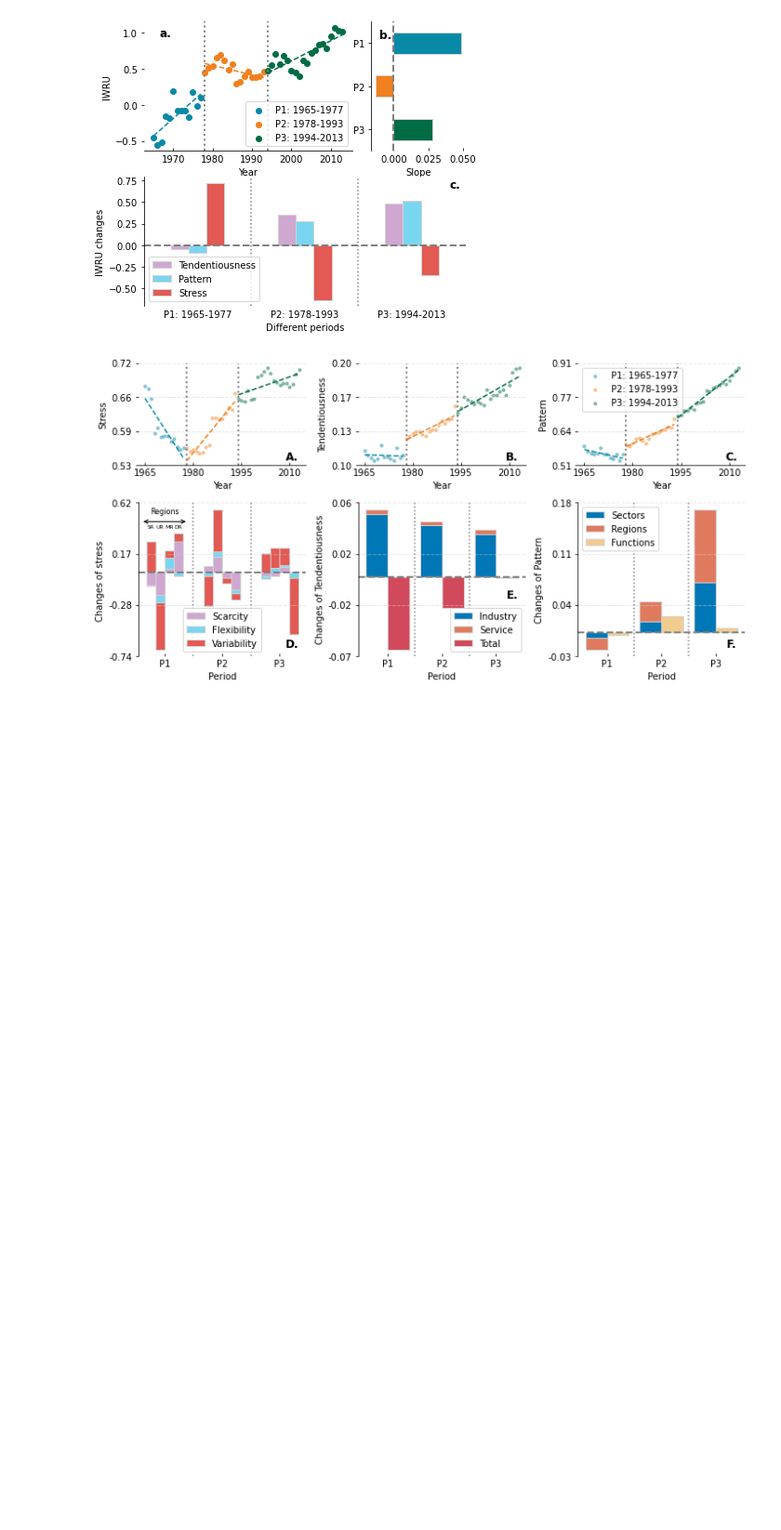
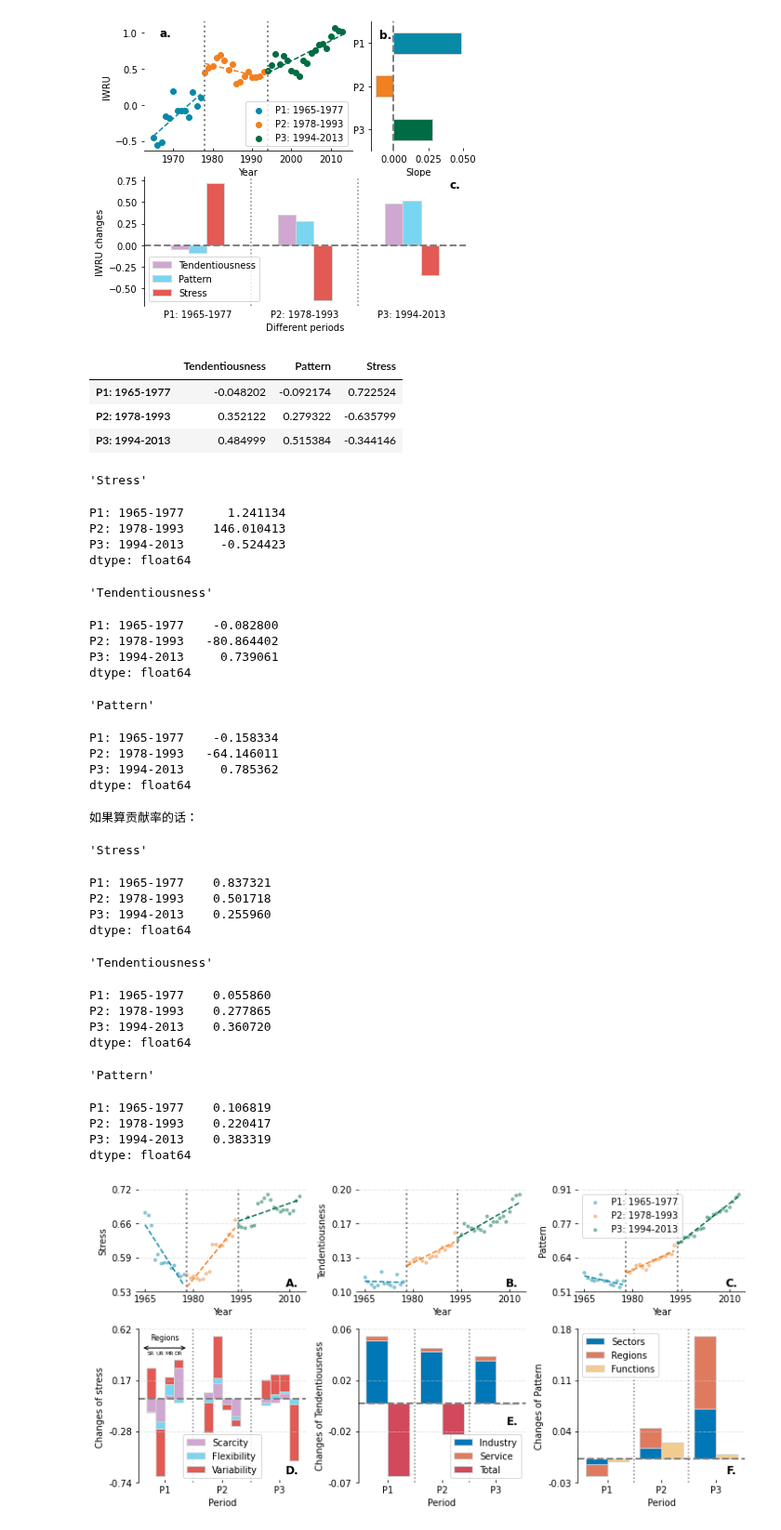
Before and after one commit to SongshGeo/Water-Governance-Regimes, a Jupyter notebook: notebooks/water_regime_index.ipynb, the cells around one changed output. Shown at 93% size. Cells and saved outputs as stored; diff of their text form; code cells hidden in the pictures; blank space fills up the shorter version.

Commit message:
change contribution / net contribution, update phases figs

```diff
--- a/notebooks/water_regime_index.ipynb
+++ b/notebooks/water_regime_index.ipynb
@@ -822,8 +826,49 @@ plt.show();
 # %%
 changes_contribution
 for index in ["Stress", "Tendentiousness", "Pattern"]:
     index
     changes_contribution[index] / changes_contribution.sum(axis=1)
+
+print("如果算贡献率的话：")
+for index in ["Stress", "Tendentiousness", "Pattern"]:
+    index
+    changes_contribution[index].abs() / changes_contribution.abs().sum(axis=1)
+# %% [output]
+|  | Tendentiousness | Pattern | Stress |
+| P1: 1965-1977 | -0.048202 | -0.092174 | 0.722524 |
+| P2: 1978-1993 | 0.352122 | 0.279322 | -0.635799 |
+| P3: 1994-2013 | 0.484999 | 0.515384 | -0.344146 |
+'Stress'
+P1: 1965-1977      1.241134
+P2: 1978-1993    146.010413
+P3: 1994-2013     -0.524423
+dtype: float64
+'Tendentiousness'
+P1: 1965-1977    -0.082800
+P2: 1978-1993   -80.864402
+P3: 1994-2013     0.739061
+dtype: float64
+'Pattern'
+P1: 1965-1977    -0.158334
+P2: 1978-1993   -64.146011
+P3: 1994-2013     0.785362
+dtype: float64
+如果算贡献率的话：
+'Stress'
+P1: 1965-1977    0.837321
+P2: 1978-1993    0.501718
+P3: 1994-2013    0.255960
+dtype: float64
+'Tendentiousness'
+P1: 1965-1977    0.055860
+P2: 1978-1993    0.277865
+P3: 1994-2013    0.360720
+dtype: float64
+'Pattern'
+P1: 1965-1977    0.106819
+P2: 1978-1993    0.220417
+P3: 1994-2013    0.383319
+dtype: float64
 # %%
 fig = plt.figure(figsize=(10, 5), constrained_layout=True)
 
```
Also changed, not shown: parts of 4 cells of this notebook, 8 other files.
